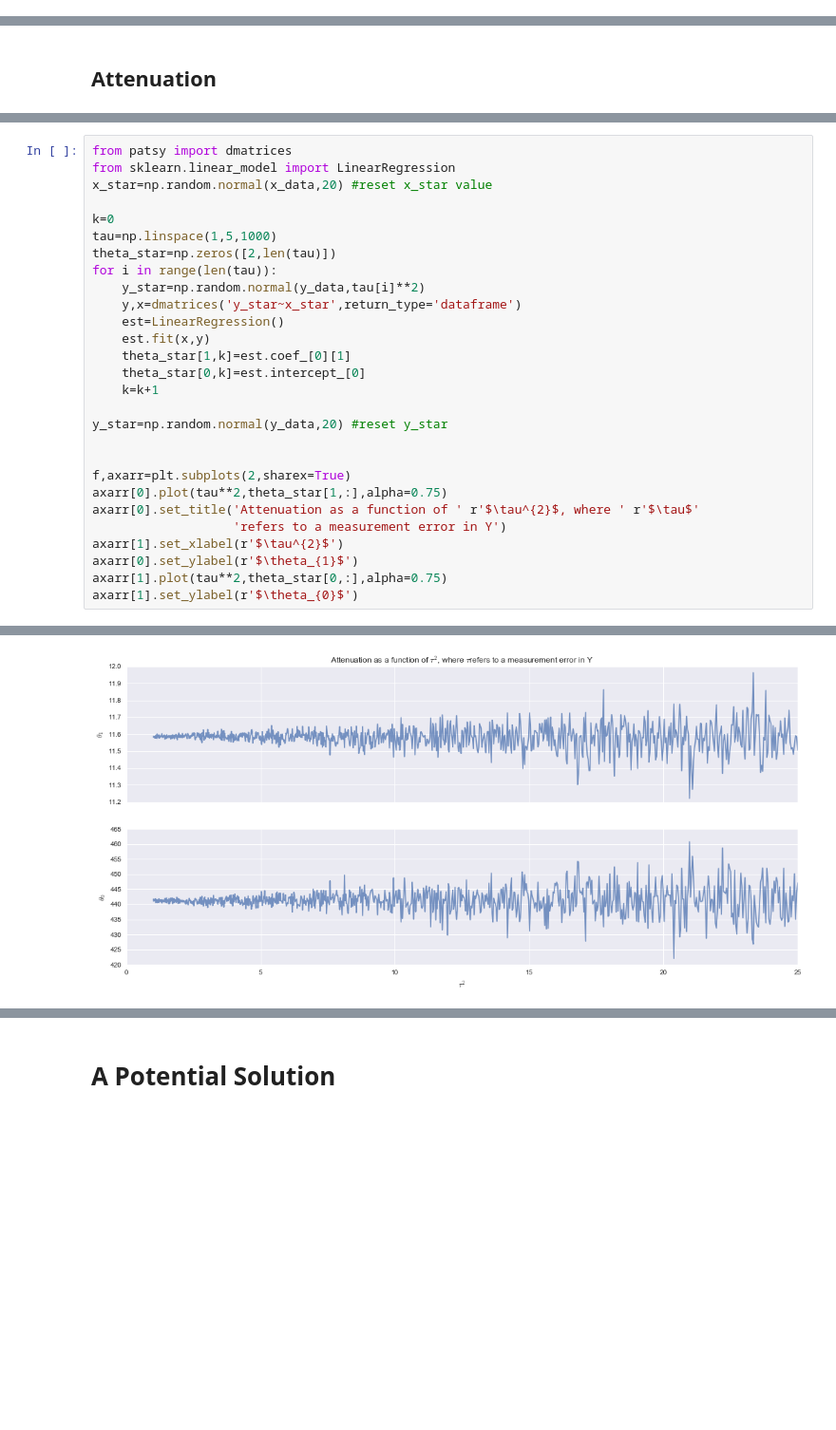
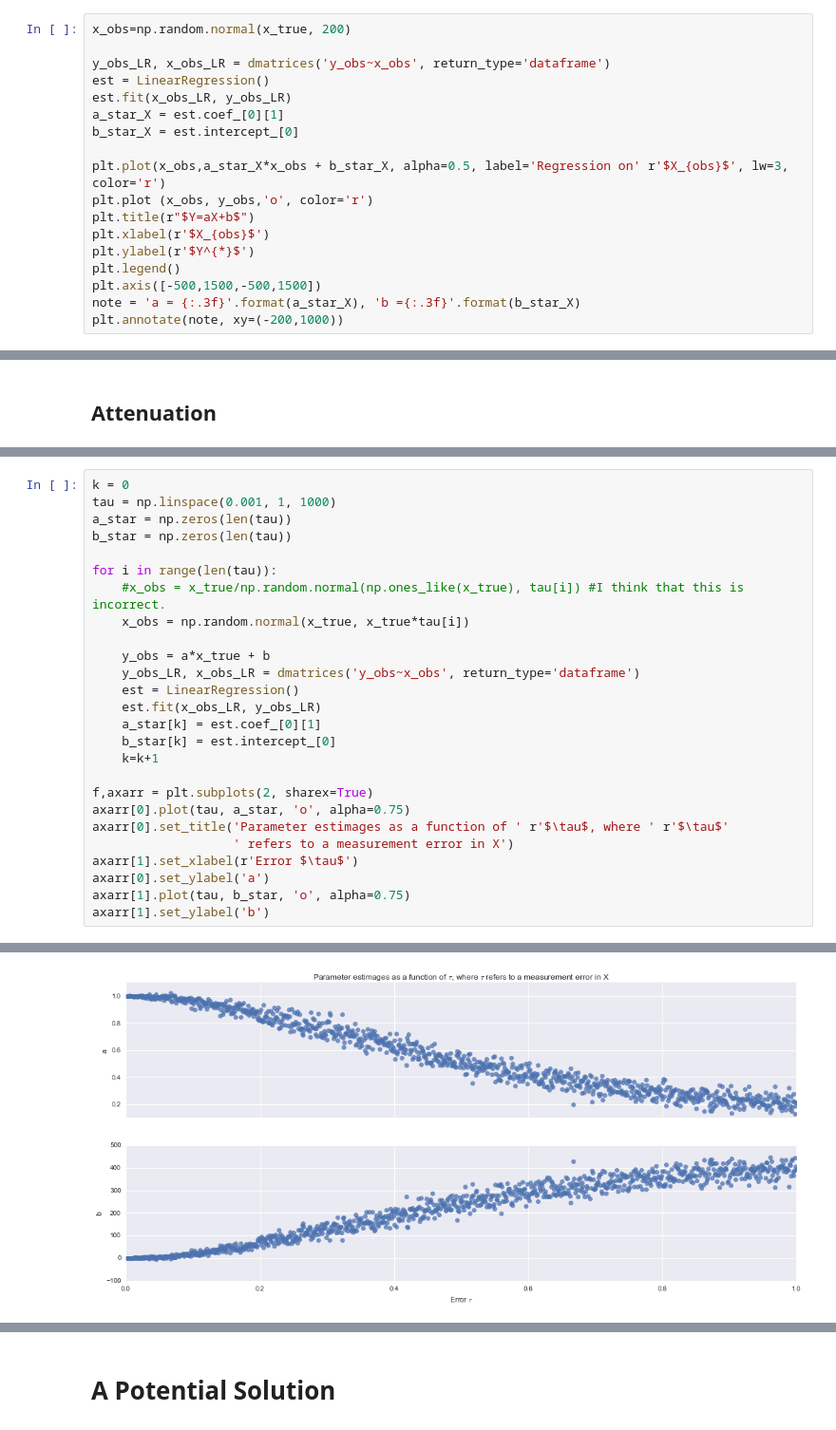
Before and after one commit to hermanc1/Measurement_Error_Models, a Jupyter notebook: Measurement Error Models using PyMC3.ipynb, the cells around one changed output, grey strips where cells are left out. Shown at 95% size. Drawn from its saved outputs; the diff is of its cells as text; blank space fills up the shorter version.

```diff
--- a/Measurement Error Models using PyMC3.ipynb
+++ b/Measurement Error Models using PyMC3.ipynb
@@ -64,0 +75,18 @@ plt.ylabel(r'$Y{*}$')
+# %%
+x_obs=np.random.normal(x_true, 200)
+
+y_obs_LR, x_obs_LR = dmatrices('y_obs~x_obs', return_type='dataframe')
+est = LinearRegression()
+est.fit(x_obs_LR, y_obs_LR)
+a_star_X = est.coef_[0][1]
+b_star_X = est.intercept_[0]
+
+plt.plot(x_obs,a_star_X*x_obs + b_star_X, alpha=0.5, label='Regression on' r'$X_{obs}$', lw=3, color='r')
+plt.plot (x_obs, y_obs,'o', color='r')
+plt.title(r"$Y=aX+b$")
+plt.xlabel(r'$X_{obs}$')
+plt.ylabel(r'$Y^{*}$')
+plt.legend()
+plt.axis([-500,1500,-500,1500])
+note = 'a = {:.3f}'.format(a_star_X), 'b ={:.3f}'.format(b_star_X)
+plt.annotate(note, xy=(-200,1000))
@@ -100,31 +182,29 @@ Errors in measuring $Y$ does increase uncertainty in $Y$ as the error increases,
 # %%
-from patsy import dmatrices
-from sklearn.linear_model import LinearRegression
-x_star=np.random.normal(x_data,20) #reset x_star value
+k = 0
+tau = np.linspace(0.001, 1, 1000)
+a_star = np.zeros(len(tau))
+b_star = np.zeros(len(tau))
 
-k=0
-tau=np.linspace(1,5,1000)
-theta_star=np.zeros([2,len(tau)])
 for i in range(len(tau)):
-    y_star=np.random.normal(y_data,tau[i]**2)
-    y,x=dmatrices('y_star~x_star',return_type='dataframe')
-    est=LinearRegression()
-    est.fit(x,y)
-    theta_star[1,k]=est.coef_[0][1]
-    theta_star[0,k]=est.intercept_[0]
+    #x_obs = x_true/np.random.normal(np.ones_like(x_true), tau[i]) #I think that this is incorrect.
+    x_obs = np.random.normal(x_true, x_true*tau[i])
+
+    y_obs = a*x_true + b
+    y_obs_LR, x_obs_LR = dmatrices('y_obs~x_obs', return_type='dataframe')
+    est = LinearRegression()
+    est.fit(x_obs_LR, y_obs_LR)
+    a_star[k] = est.coef_[0][1]
+    b_star[k] = est.intercept_[0]
     k=k+1
 
-y_star=np.random.normal(y_data,20) #reset y_star
-
-
-f,axarr=plt.subplots(2,sharex=True)
-axarr[0].plot(tau**2,theta_star[1,:],alpha=0.75)
-axarr[0].set_title('Attenuation as a function of ' r'$\tau^{2}$, where ' r'$\tau$'
-                   'refers to a measurement error in Y')
-axarr[1].set_xlabel(r'$\tau^{2}$')
-axarr[0].set_ylabel(r'$\theta_{1}$')
-axarr[1].plot(tau**2,theta_star[0,:],alpha=0.75)
-axarr[1].set_ylabel(r'$\theta_{0}$')
+f,axarr = plt.subplots(2, sharex=True)
+axarr[0].plot(tau, a_star, 'o', alpha=0.75)
+axarr[0].set_title('Parameter estimages as a function of ' r'$\tau$, where ' r'$\tau$'
+                   ' refers to a measurement error in X')
+axarr[1].set_xlabel(r'Error $\tau$')
+axarr[0].set_ylabel('a')
+axarr[1].plot(tau, b_star, 'o', alpha=0.75)
+axarr[1].set_ylabel('b')
 # %% [output]
 <matplotlib.text.Text at 0x...>
-[figure, old version]
+[figure, new version]
```
Also changed, not shown: parts of 81 cells of this notebook, 2 other files.
